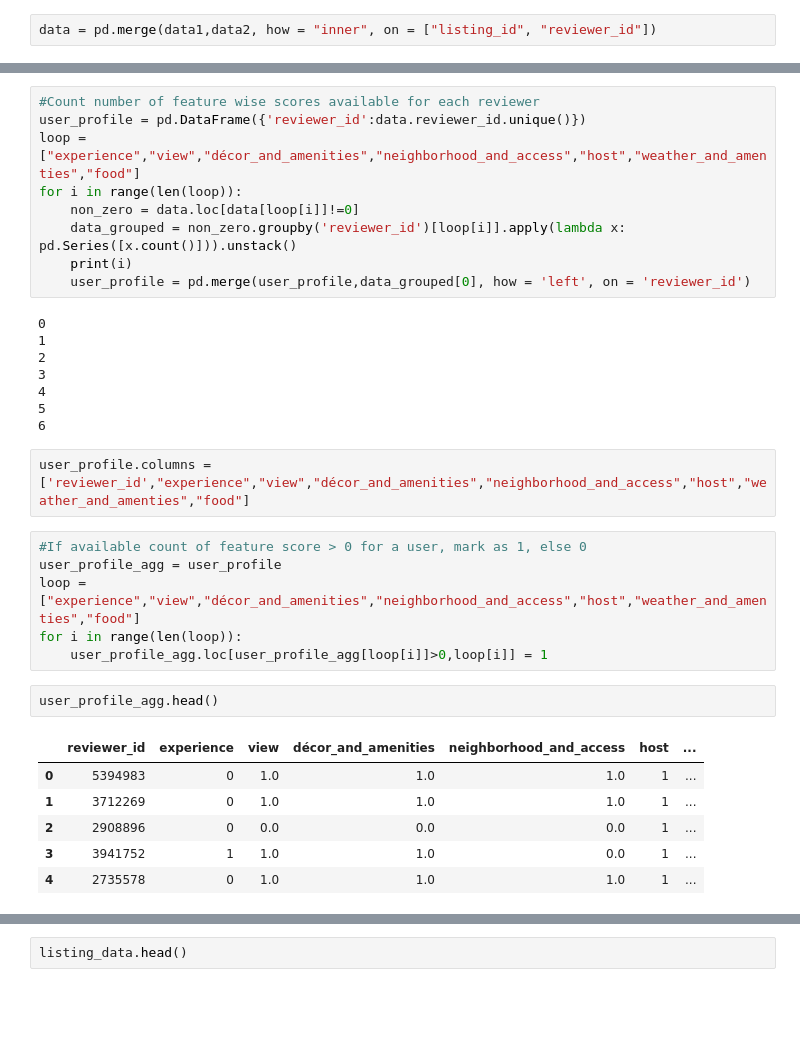
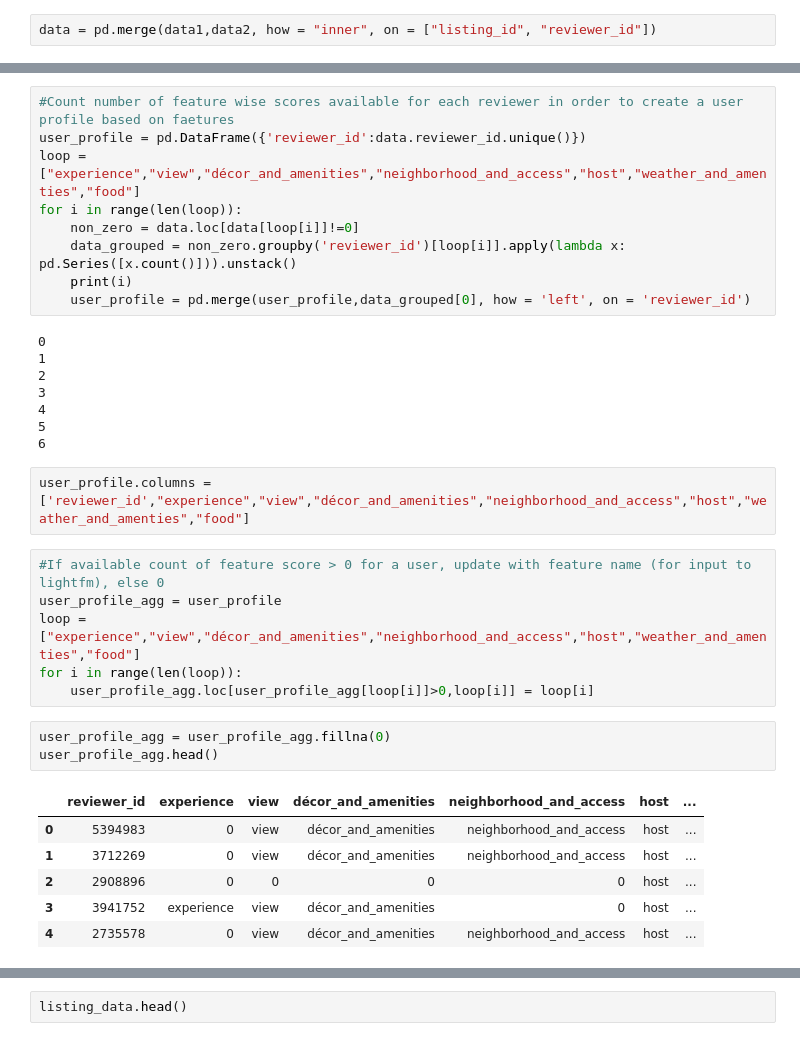
Before and after one commit to itsmemala/Airbnb, a Jupyter notebook: Recommendation/LightFM.ipynb, the cells around one changed output, grey strips where cells are left out. Saved outputs shown, nothing was run; the diff lists cells and outputs as text; blank space fills up the shorter version.

```diff
--- a/Recommendation/LightFM.ipynb
+++ b/Recommendation/LightFM.ipynb
@@ -65,5 +51,5 @@ data.pivot(index = 'reviewer_id', columns ='listing_id', values = 'overall_avg')
 # %%
-#Count number of feature wise scores available for each reviewer
+#Count number of feature wise scores available for each reviewer in order to create a user profile based on faetures
 user_profile = pd.DataFrame({'reviewer_id':data.reviewer_id.unique()})
 loop = ["experience","view","décor_and_amenities","neighborhood_and_access","host","weather_and_amenties","food"]
 for i in range(len(loop)):
@@ -82,18 +68,19 @@ for i in range(len(loop)):
 # %%
 user_profile.columns = ['reviewer_id',"experience","view","décor_and_amenities","neighborhood_and_access","host","weather_and_amenties","food"]
 # %%
-#If available count of feature score > 0 for a user, mark as 1, else 0
+#If available count of feature score > 0 for a user, update with feature name (for input to lightfm), else 0
 user_profile_agg = user_profile
 loop = ["experience","view","décor_and_amenities","neighborhood_and_access","host","weather_and_amenties","food"]
 for i in range(len(loop)):
-    user_profile_agg.loc[user_profile_agg[loop[i]]>0,loop[i]] = 1
+    user_profile_agg.loc[user_profile_agg[loop[i]]>0,loop[i]] = loop[i]
 # %%
+user_profile_agg = user_profile_agg.fillna(0)
 user_profile_agg.head()
 # %% [output]
 |  | reviewer_id | experience | view | décor_and_amenities | neighborhood_and_access | host | ... |
-| 0 | 5394983 | 0 | 1.0 | 1.0 | 1.0 | 1 | ... |
-| 1 | 3712269 | 0 | 1.0 | 1.0 | 1.0 | 1 | ... |
-| 2 | 2908896 | 0 | 0.0 | 0.0 | 0.0 | 1 | ... |
-| 3 | 3941752 | 1 | 1.0 | 1.0 | 0.0 | 1 | ... |
-| 4 | 2735578 | 0 | 1.0 | 1.0 | 1.0 | 1 | ... |
+| 0 | 5394983 | 0 | view | décor_and_amenities | neighborhood_and_access | host | ... |
+| 1 | 3712269 | 0 | view | décor_and_amenities | neighborhood_and_access | host | ... |
+| 2 | 2908896 | 0 | 0 | 0 | 0 | host | ... |
+| 3 | 3941752 | experience | view | décor_and_amenities | 0 | host | ... |
+| 4 | 2735578 | 0 | view | décor_and_amenities | neighborhood_and_access | host | ... |
 # %%
```
Also changed, not shown: parts of 75 cells of this notebook.
